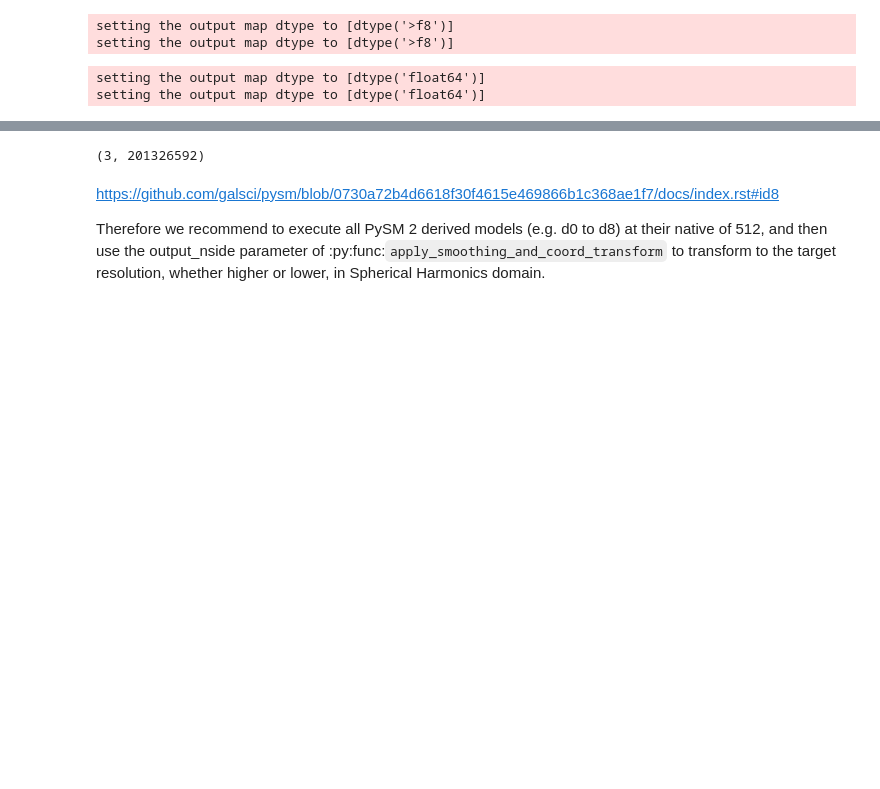
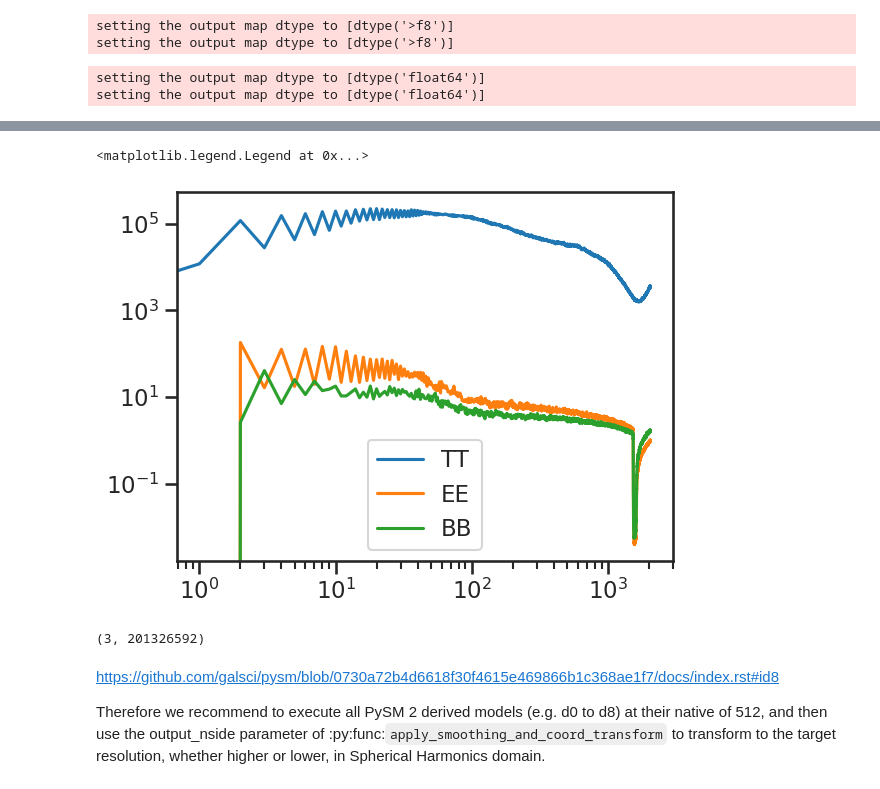
Before and after one commit to yaojian95/non_gau_lensing, a Jupyter notebook: Extrapolate_forse_dust.ipynb, the cells around one changed output, grey strips where cells are left out. Cells and saved outputs as stored; diff of their text form; code cells hidden in the pictures; blank space fills up the shorter version.

```diff
--- a/Extrapolate_forse_dust.ipynb
+++ b/Extrapolate_forse_dust.ipynb
@@ -70,3 +125,19 @@ d0 = pysm3.ModifiedBlackBody(
+# %%
+nside = 1024
+sky_config = {
+'dust' : models("d0", nside)
+}
+sky = pysm.Sky(sky_config)
+dust = sky.dust(353.)
+fl = hp.anafast(dust, lmax = 2050)
+ells = np.arange(2051)
+plt.loglog(ells, ells*(ells+1)/2/np.pi*fl[0], label = 'TT')
+plt.loglog(ells, ells*(ells+1)/2/np.pi*fl[1], label = 'EE')
+plt.loglog(ells, ells*(ells+1)/2/np.pi*fl[2], label = 'BB')
+plt.legend()
+# %% [output]
+<matplotlib.legend.Legend at 0x...>
+[figure, added]
 # %%
 map_100GHz_mydust = d0.get_emission(100 * u.GHz)
 map_150GHz_mydust = d0.get_emission(150 * u.GHz)
```
Also changed, not shown: parts of 9 cells of this notebook.
